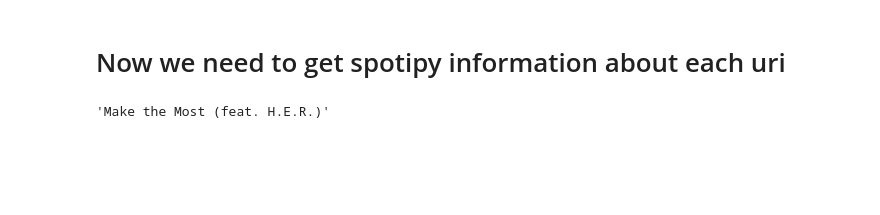
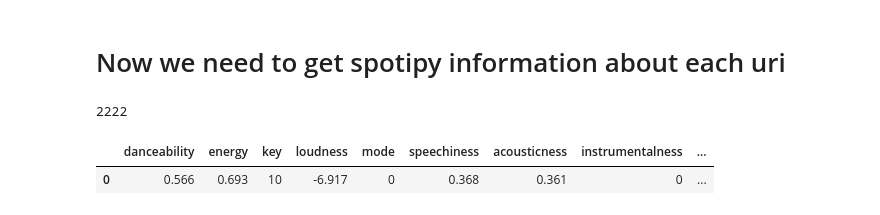
Before and after one commit to 98yangjames/SpotifyML, a Jupyter notebook: streaminghistoryuri_pull.ipynb, the cells around one changed output. Drawn from its saved outputs; the diff is of its cells as text; code cells hidden in the pictures; blank space fills up the shorter version.

```diff
--- a/streaminghistoryuri_pull.ipynb
+++ b/streaminghistoryuri_pull.ipynb
@@ -13,8 +15,13 @@ secret = 'ac6d7cd270aa48cab17e179262d78031'
 
 client_credentials_manager = SpotifyClientCredentials(client_id=cid, client_secret=secret)
 sp = spotipy.Spotify(client_credentials_manager = client_credentials_manager)
-# %%
-df['trackName'][0]
-# %% [output]
-'Make the Most (feat. H.E.R.)'
+# %%
+len(df['trackName'].unique())
+# %% [output]
+2222
+# %%
+pd.DataFrame.from_dict(sp.audio_features(df['trackUri'][0]))
+# %% [output]
+|  | danceability | energy | key | loudness | mode | speechiness | acousticness | instrumentalness | ... |
+| 0 | 0.566 | 0.693 | 10 | -6.917 | 0 | 0.368 | 0.361 | 0 | ... |
 # %%
```
Also changed, not shown: parts of 6 cells of this notebook, 8 other files.
